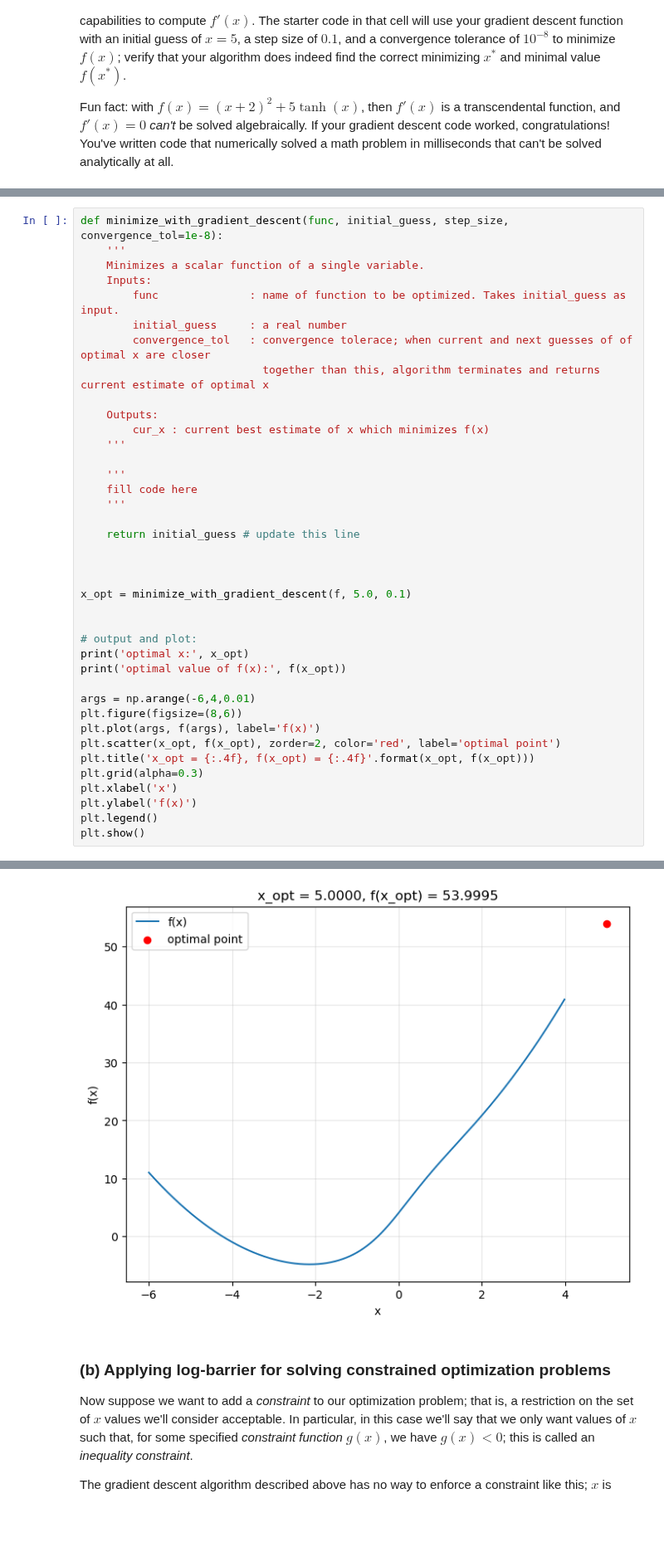
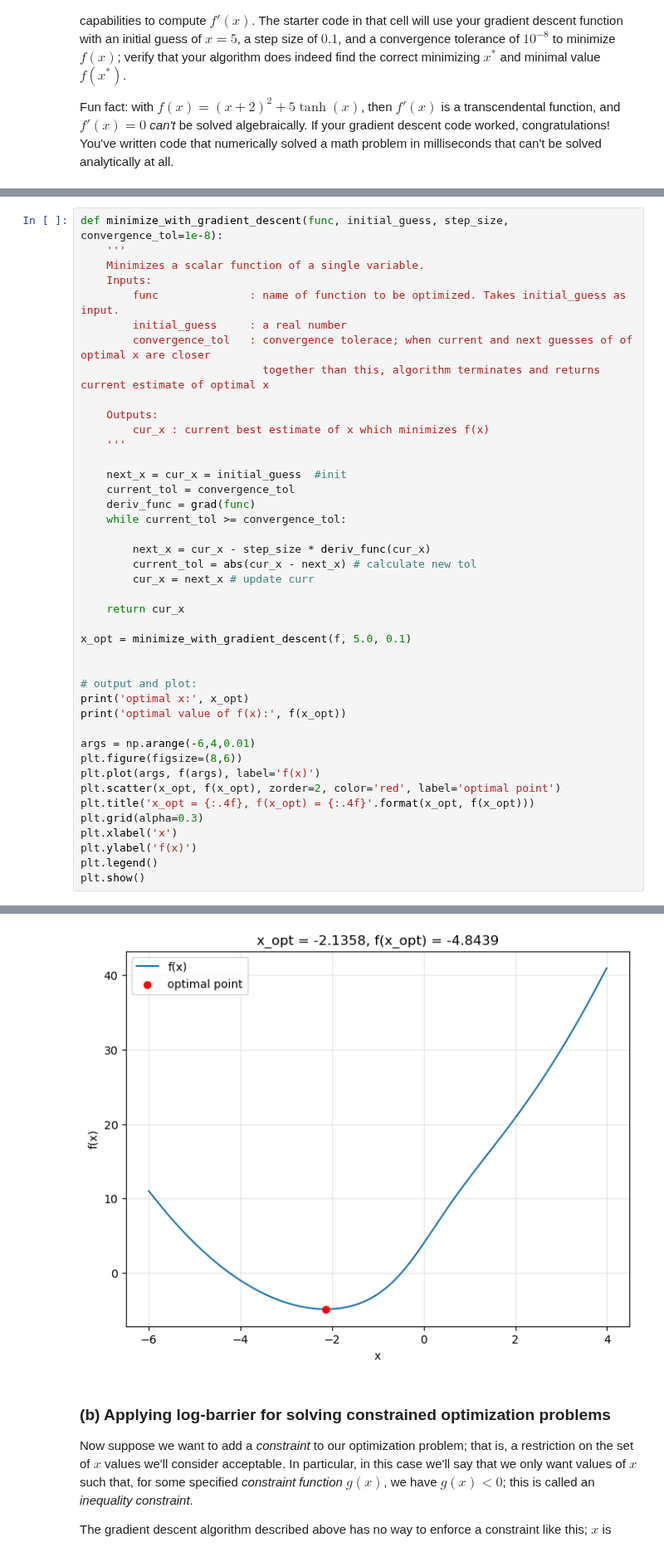
Before and after one commit to arieltynan/ME-548, a Jupyter notebook: hw01.ipynb, the cells around one changed output, grey strips where cells are left out. Shown at 83% size. Saved outputs shown, nothing was run; the diff lists cells and outputs as text; blank space fills up the shorter version.

```diff
--- a/hw01.ipynb
+++ b/hw01.ipynb
@@ -484,13 +485,16 @@ def minimize_with_gradient_descent(func, initial_guess, step_size, convergence_t
         cur_x : current best estimate of x which minimizes f(x)
     '''
 
-    '''
-    fill code here
-    '''
+    next_x = cur_x = initial_guess  #init
+    current_tol = convergence_tol
+    deriv_func = grad(func)
+    while current_tol >= convergence_tol:
 
-    return initial_guess # update this line
+        next_x = cur_x - step_size * deriv_func(cur_x)
+        current_tol = abs(cur_x - next_x) # calculate new tol
+        cur_x = next_x # update curr
 
-
+    return cur_x
 
 x_opt = minimize_with_gradient_descent(f, 5.0, 0.1)
 
@@ -515,4 +519,4 @@ optimal value of f(x): 53.999546
-[figure, old version]
+[figure, new version]
 # %% [markdown]
 ### (b) Applying log-barrier for solving constrained optimization problems
 Now suppose we want to add a _constraint_ to our optimization problem; that is, a restriction on the set of $x$ values we'll consider acceptable. In particular, in this case we'll say that we only want values of $x$ such that, for some specified _constraint function_ $g(x)$, we have $g(x) < 0$; this is called an _inequality constraint_.
```
Also changed, not shown: parts of 7 cells of this notebook.
